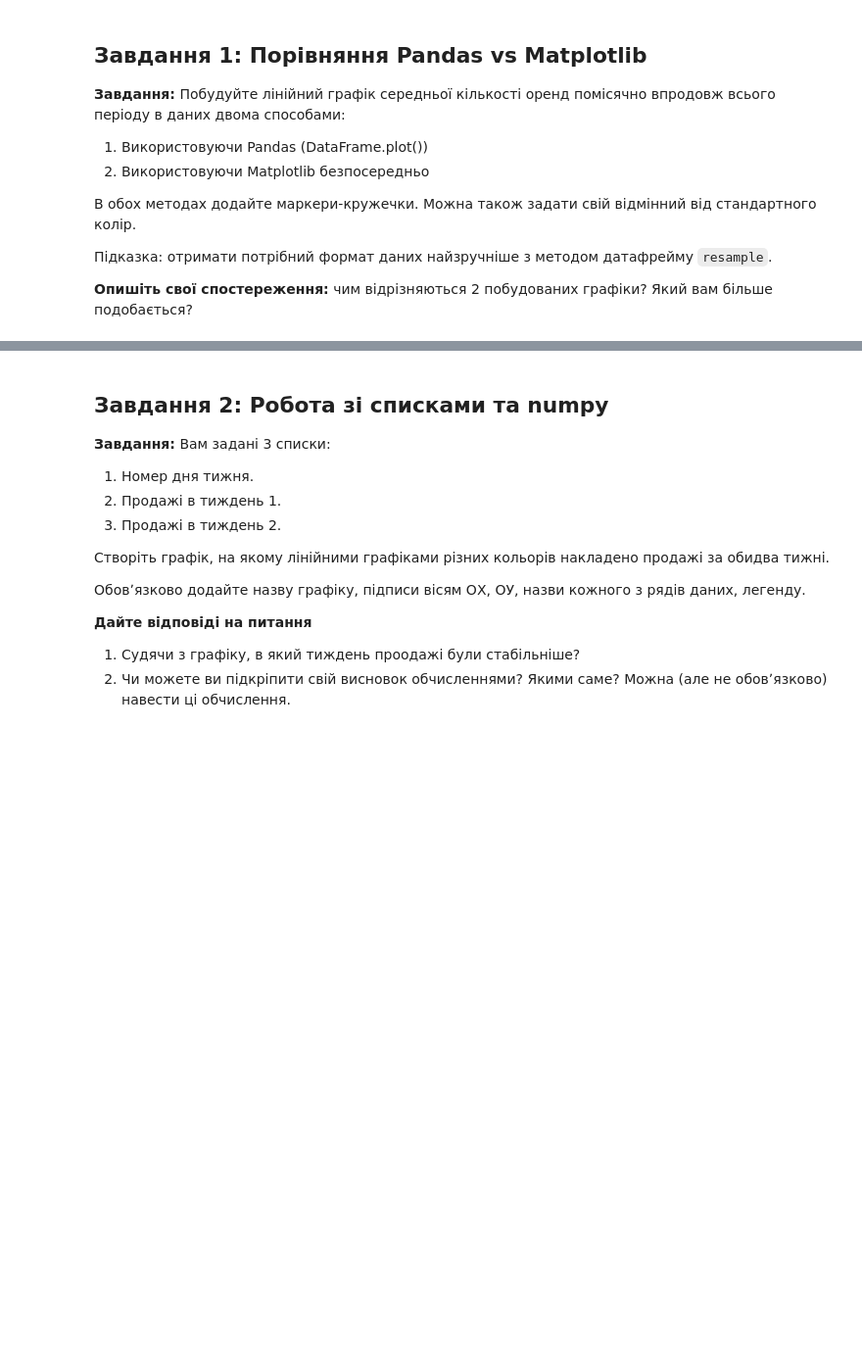
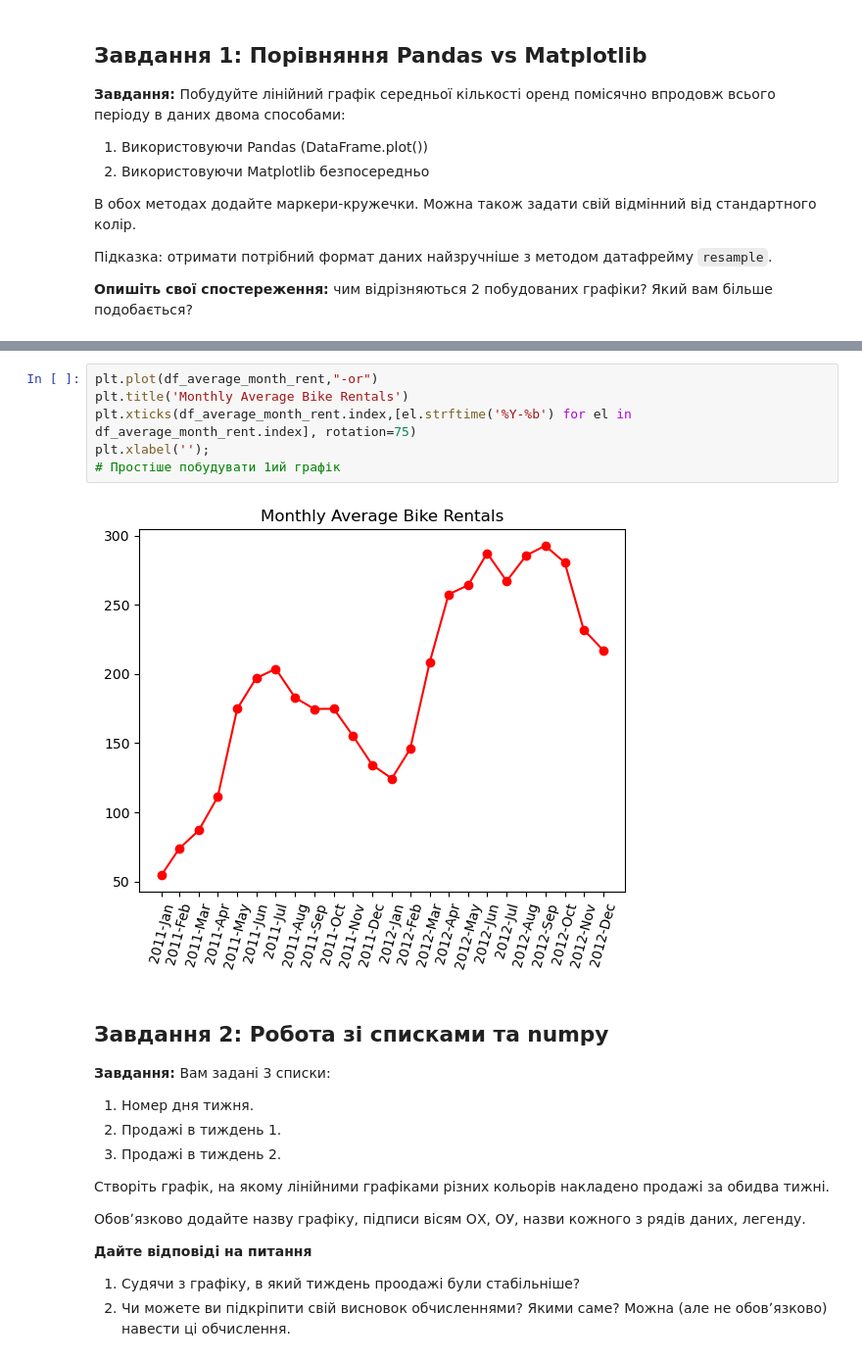
Before and after one commit to olesia-za/python_for_ds_tasks, a Jupyter notebook: hometasks/OZ_Done_10_HW2_Data_visualization_with_Matplotlib.ipynb, the cells around one changed output, grey strips where cells are left out. Shown at 98% size. Saved outputs shown, nothing was run; the diff lists cells and outputs as text; blank space fills up the shorter version.

```diff
--- a/hometasks/OZ_Done_10_HW2_Data_visualization_with_Matplotlib.ipynb
+++ b/hometasks/OZ_Done_10_HW2_Data_visualization_with_Matplotlib.ipynb
@@ -55,3 +67,11 @@ df['day'] = df.index.day
+# %%
+plt.plot(df_average_month_rent,"-or")
+plt.title('Monthly Average Bike Rentals')
+plt.xticks(df_average_month_rent.index,[el.strftime('%Y-%b') for el in df_average_month_rent.index], rotation=75)
+plt.xlabel('');
+# Простіше побудувати 1ий графік
+# %% [output]
+[figure, added]
 # %% [markdown]
 ## Завдання 2: Робота зі списками та numpy
 
```
Also changed, not shown: parts of 9 cells of this notebook.
